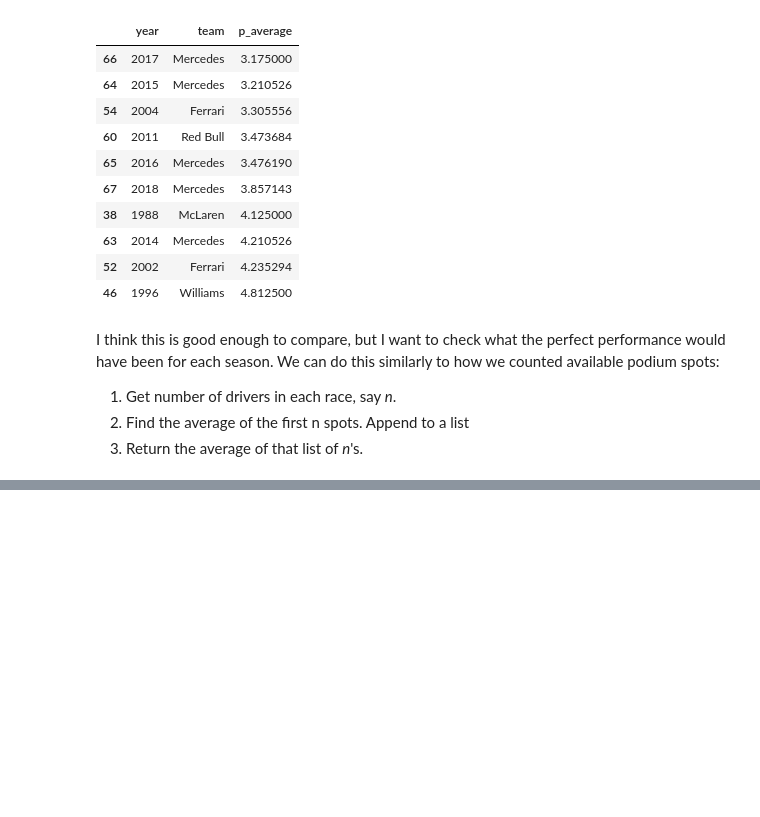
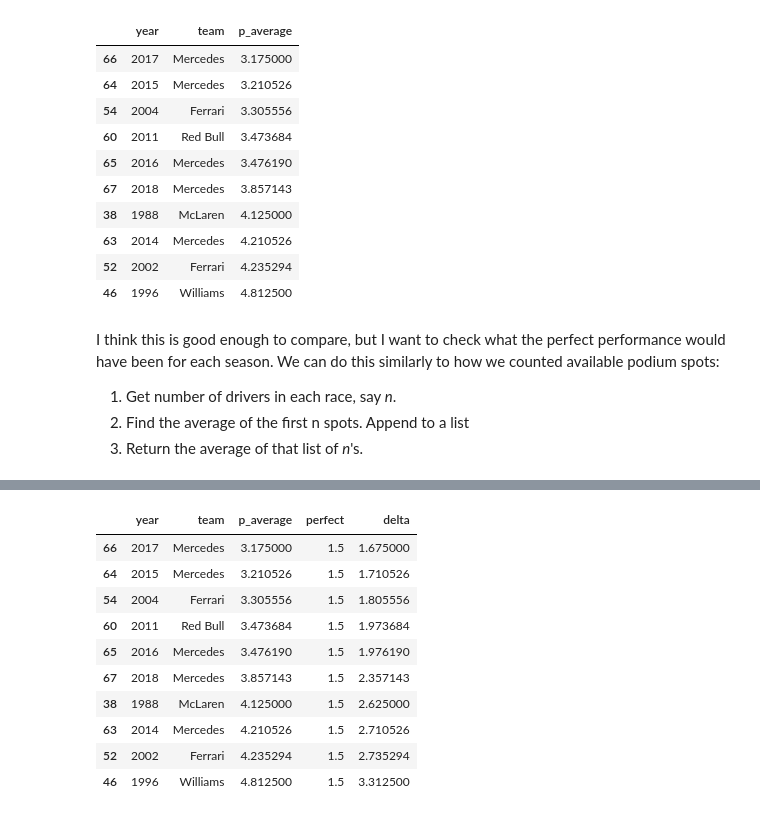
Before and after one commit to lennymd/formulaOne, a Jupyter notebook: _analysis/notebook/f1-best-championship-season-work-v2.ipynb, the cells around one changed output, grey strips where cells are left out. Drawn from its saved outputs; the diff is of its cells as text; code cells hidden in the pictures; blank space fills up the shorter version.

```diff
--- a/_analysis/notebook/f1-best-championship-season-work-v2.ipynb
+++ b/_analysis/notebook/f1-best-championship-season-work-v2.ipynb
@@ -737,0 +756,21 @@ def expected_perfect(row):
+# %%
+def expected_perfect(row):
+    season = race_entries[race_entries.year == row.year]
+    team = season[season.team == row.team]
+    races = team["round"].unique()
+    num_races = team["round"].max()
+    my_list = []
+
+    for race in races:
+        drivers = team[team["round"] == race].driver.nunique()
+        race_finishes = []
+        for i in range(1, drivers + 1):
+            race_finishes.append(i)
+
+        my_list.append(np.mean(race_finishes))
+
+    best_finish = np.sum(my_list)
+
+    perfect = float(best_finish)/float(num_races)
+
+    return perfect
@@ -737,0 +795,14 @@ def expected_perfect(row):
+# %%
+race_average_analysis.sort_values(by="delta").head(10)
+# %% [output]
+|  | year | team | p_average | perfect | delta |
+| 66 | 2017 | Mercedes | 3.175000 | 1.5 | 1.675000 |
+| 64 | 2015 | Mercedes | 3.210526 | 1.5 | 1.710526 |
+| 54 | 2004 | Ferrari | 3.305556 | 1.5 | 1.805556 |
+| 60 | 2011 | Red Bull | 3.473684 | 1.5 | 1.973684 |
+| 65 | 2016 | Mercedes | 3.476190 | 1.5 | 1.976190 |
+| 67 | 2018 | Mercedes | 3.857143 | 1.5 | 2.357143 |
+| 38 | 1988 | McLaren | 4.125000 | 1.5 | 2.625000 |
+| 63 | 2014 | Mercedes | 4.210526 | 1.5 | 2.710526 |
+| 52 | 2002 | Ferrari | 4.235294 | 1.5 | 2.735294 |
+| 46 | 1996 | Williams | 4.812500 | 1.5 | 3.312500 |
```
Also changed, not shown: parts of 24 cells of this notebook.
